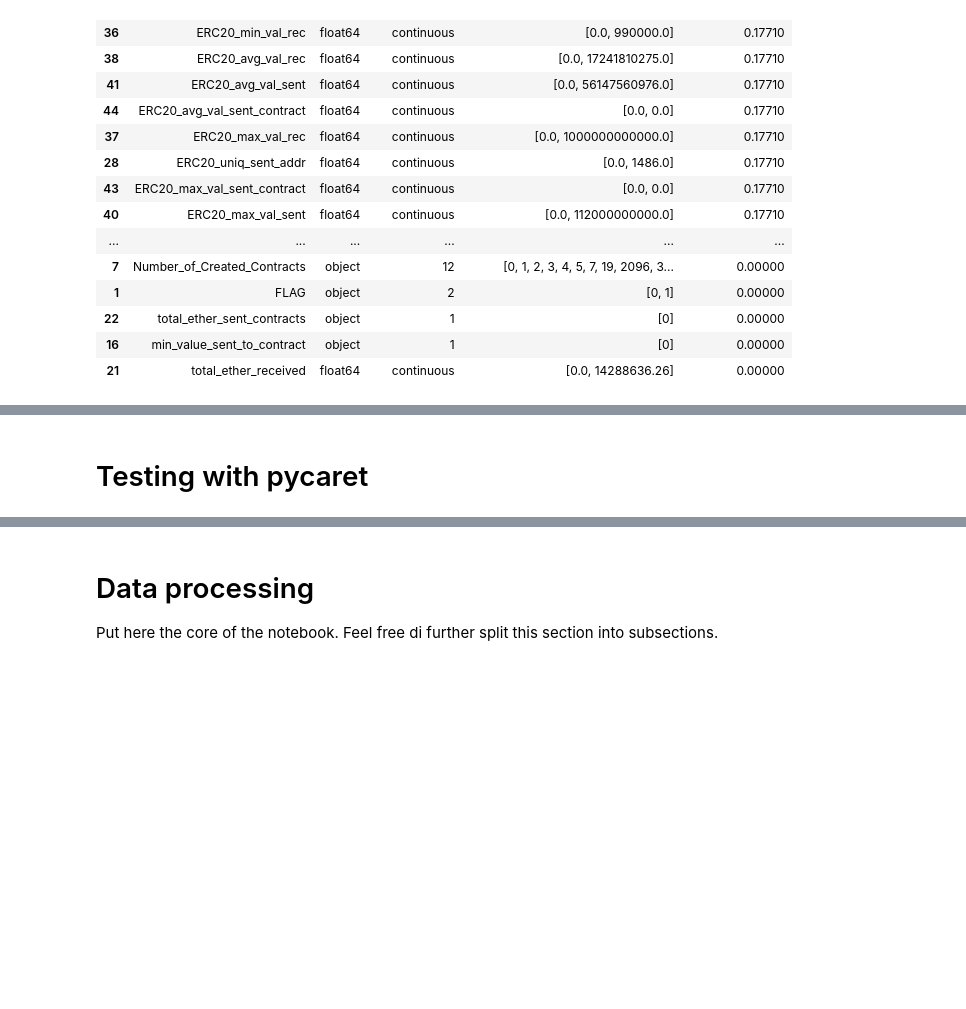
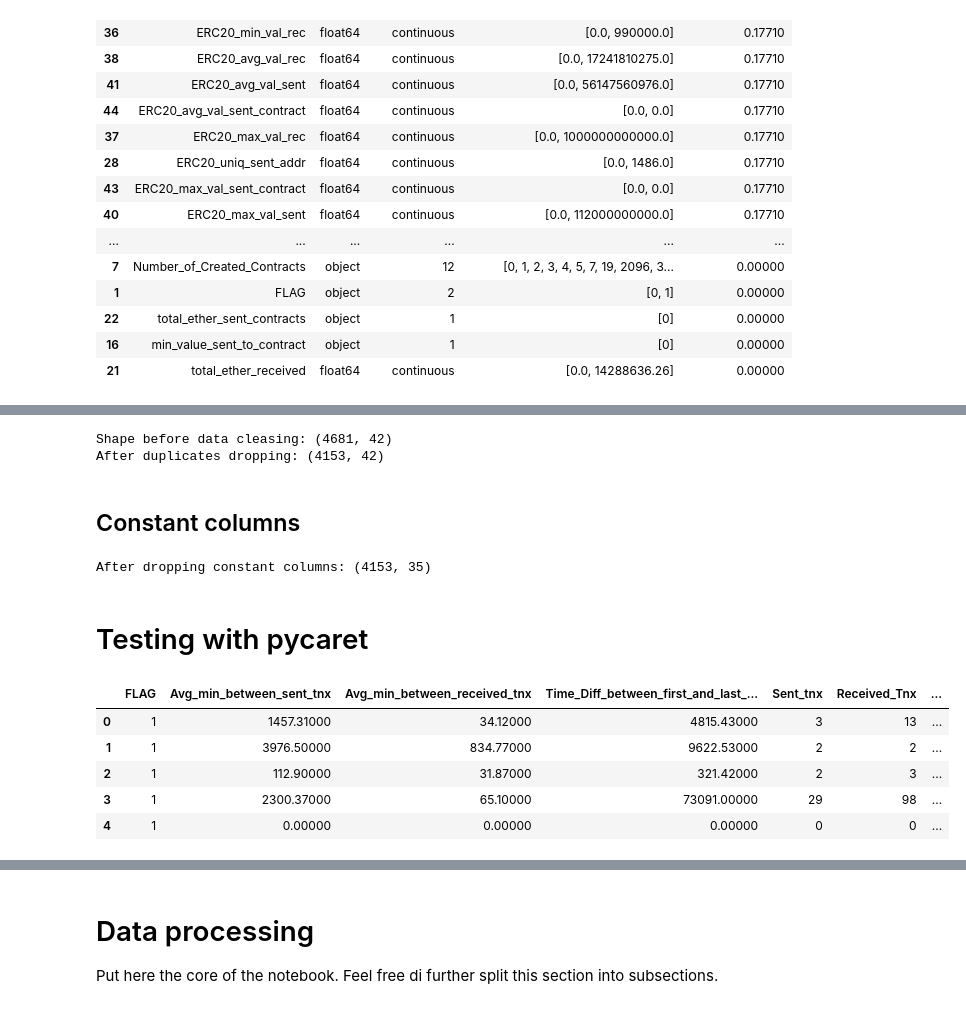
Before and after one commit to henriquetsu/ethereum_laundering, a Jupyter notebook: notebooks/01-business_and_data_understanding_v1-suto.ipynb, the cells around one changed output, grey strips where cells are left out. Cells and saved outputs as stored; diff of their text form; code cells hidden in the pictures; blank space fills up the shorter version.

```diff
--- a/notebooks/01-business_and_data_understanding_v1-suto.ipynb
+++ b/notebooks/01-business_and_data_understanding_v1-suto.ipynb
@@ -145,6 +133,38 @@ Index(['Address', 'FLAG', 'Avg_min_between_sent_tnx',
+# %%
+print(f'Shape before data cleasing: {df_evaluation.shape}')
+
+df_evaluation.drop_duplicates(inplace=True)
+
+print(f'After duplicates dropping: {df_evaluation.shape}')
+# %% [output]
+Shape before data cleasing: (4681, 42)
+After duplicates dropping: (4153, 42)
+# %% [markdown]
+## Constant columns
+# %%
+df_evaluation.drop(columns=[
+    'ERC20_avg_time_between_sent_tnx',
+    'ERC20_avg_time_between_rec_tnx',
+    'ERC20_avg_time_between_rec_2_tnx',
+    'ERC20_avg_time_between_contract_tnx',
+    'ERC20_min_val_sent_contract',
+    'ERC20_max_val_sent_contract',
+    'ERC20_avg_val_sent_contract',
+], inplace=True)
+
+print(f'After dropping constant columns: {df_evaluation.shape}')
+# %% [output]
+After dropping constant columns: (4153, 35)
 # %% [markdown]
 # Testing with pycaret
 # %%
-df_evaluation = df_raw.iloc[:, 1:]
+# df_evaluation = df_raw.iloc[:, 1:]
 df_evaluation.head()
+# %% [output]
+|  | FLAG | Avg_min_between_sent_tnx | Avg_min_between_received_tnx | Time_Diff_between_first_and_last_... | Sent_tnx | Received_Tnx | ... |
+| 0 | 1 | 1457.31000 | 34.12000 | 4815.43000 | 3 | 13 | ... |
+| 1 | 1 | 3976.50000 | 834.77000 | 9622.53000 | 2 | 2 | ... |
+| 2 | 1 | 112.90000 | 31.87000 | 321.42000 | 2 | 3 | ... |
+| 3 | 1 | 2300.37000 | 65.10000 | 73091.00000 | 29 | 98 | ... |
+| 4 | 1 | 0.00000 | 0.00000 | 0.00000 | 0 | 0 | ... |
 # %%
```
Also changed, not shown: parts of 13 cells of this notebook, 4 other files.
